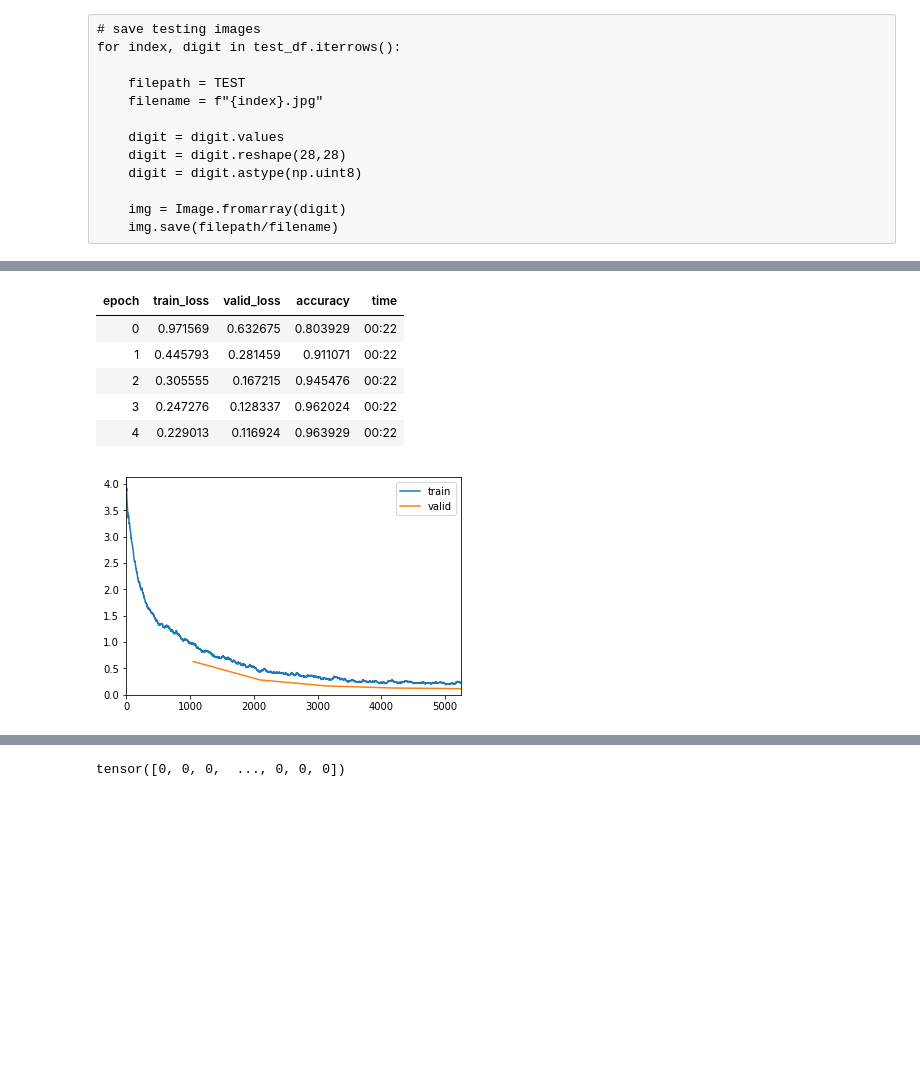
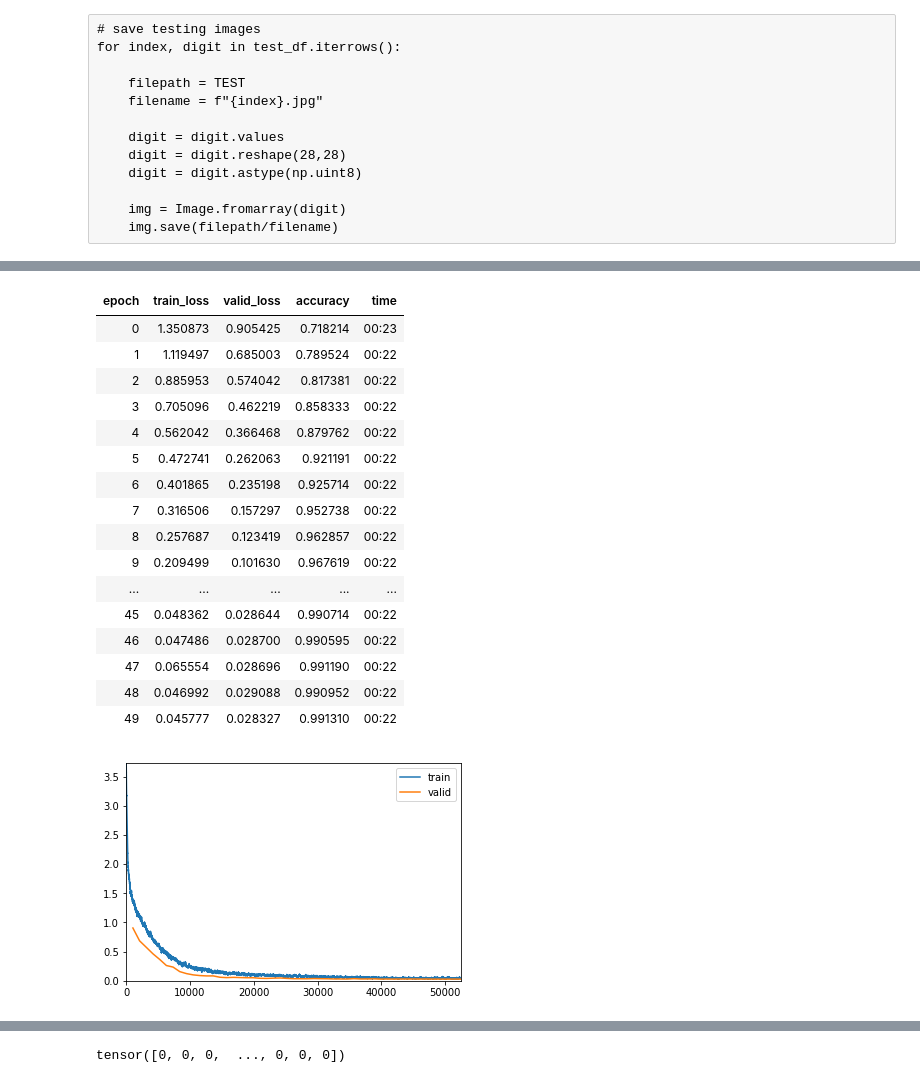
Before and after one commit to leviethung2103/kaggle, a Jupyter notebook: digits_predictions.ipynb, the cells around one changed output, grey strips where cells are left out. Cells and saved outputs as stored; diff of their text form; code cells hidden in the pictures; blank space fills up the shorter version.

```diff
--- a/digits_predictions.ipynb
+++ b/digits_predictions.ipynb
@@ -121,13 +121,24 @@ data.classes
 # %%
-learn.fit_one_cycle(cyc_len=5)
+learn.fit_one_cycle(cyc_len=50)
 # %% [output]
 | epoch | train_loss | valid_loss | accuracy | time |
-| 0 | 0.971569 | 0.632675 | 0.803929 | 00:22 |
-| 1 | 0.445793 | 0.281459 | 0.911071 | 00:22 |
-| 2 | 0.305555 | 0.167215 | 0.945476 | 00:22 |
-| 3 | 0.247276 | 0.128337 | 0.962024 | 00:22 |
-| 4 | 0.229013 | 0.116924 | 0.963929 | 00:22 |
+| 0 | 1.350873 | 0.905425 | 0.718214 | 00:23 |
+| 1 | 1.119497 | 0.685003 | 0.789524 | 00:22 |
+| 2 | 0.885953 | 0.574042 | 0.817381 | 00:22 |
+| 3 | 0.705096 | 0.462219 | 0.858333 | 00:22 |
+| 4 | 0.562042 | 0.366468 | 0.879762 | 00:22 |
+| 5 | 0.472741 | 0.262063 | 0.921191 | 00:22 |
+| 6 | 0.401865 | 0.235198 | 0.925714 | 00:22 |
+| 7 | 0.316506 | 0.157297 | 0.952738 | 00:22 |
+| 8 | 0.257687 | 0.123419 | 0.962857 | 00:22 |
+| 9 | 0.209499 | 0.101630 | 0.967619 | 00:22 |
+| ... | ... | ... | ... | ... |
+| 45 | 0.048362 | 0.028644 | 0.990714 | 00:22 |
+| 46 | 0.047486 | 0.028700 | 0.990595 | 00:22 |
+| 47 | 0.065554 | 0.028696 | 0.991190 | 00:22 |
+| 48 | 0.046992 | 0.029088 | 0.990952 | 00:22 |
+| 49 | 0.045777 | 0.028327 | 0.991310 | 00:22 |
-[figure, old version]
+[figure, new version]
 # %%
 interp = ClassificationInterpretation.from_learner(learn)
 # %%
```
Also changed, not shown: parts of 7 cells of this notebook, 5 other files.
